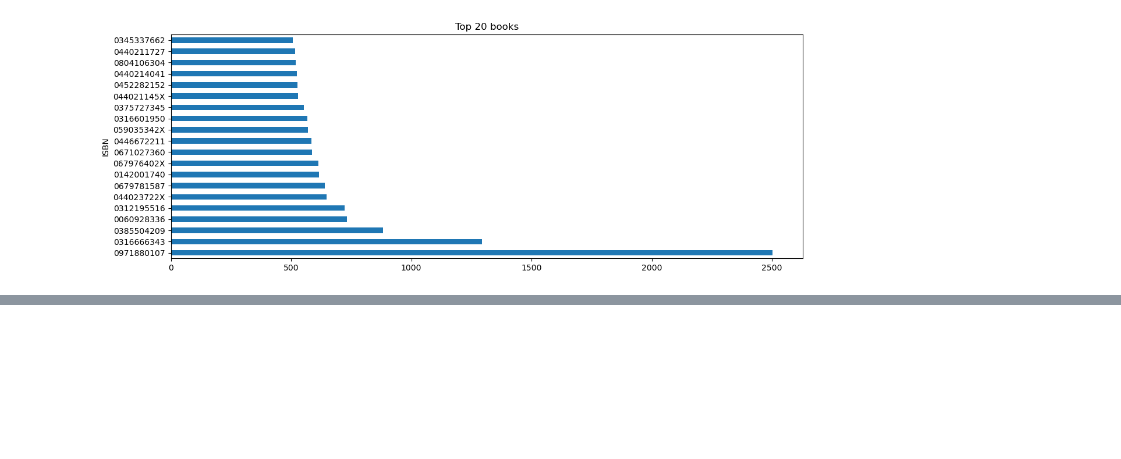
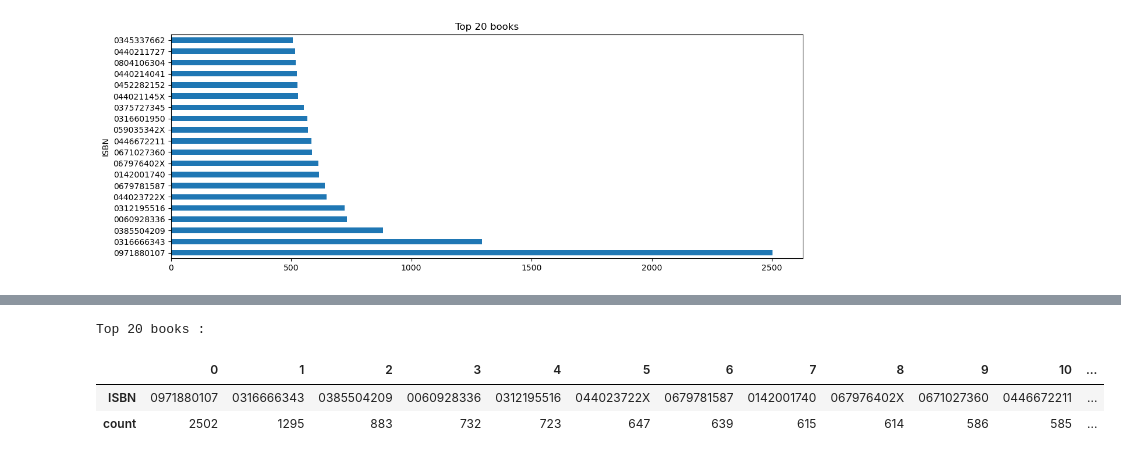
Before and after one commit to mdismailquraishicse/BookRecommendationSystem, a Jupyter notebook: ratings.ipynb, the cells around one changed output, grey strips where cells are left out. Saved outputs shown, nothing was run; the diff lists cells and outputs as text; code cells hidden in the pictures; blank space fills up the shorter version.

```diff
--- a/ratings.ipynb
+++ b/ratings.ipynb
@@ -150,0 +107,8 @@ good_books_n_readers.to_csv('./preprocessed_data/preprocessed_rating.csv')
+# %%
+print('Top 20 books :')
+top20books.reset_index().T
+# %% [output]
+Top 20 books :
+|  | 0 | 1 | 2 | 3 | 4 | 5 | 6 | 7 | 8 | 9 | 10 | ... |
+| ISBN | 0971880107 | 0316666343 | 0385504209 | 0060928336 | 0312195516 | 044023722X | 0679781587 | 0142001740 | 067976402X | 0671027360 | 0446672211 | ... |
+| count | 2502 | 1295 | 883 | 732 | 723 | 647 | 639 | 615 | 614 | 586 | 585 | ... |
```
Also changed, not shown: parts of 7 cells of this notebook, 2 other files.
